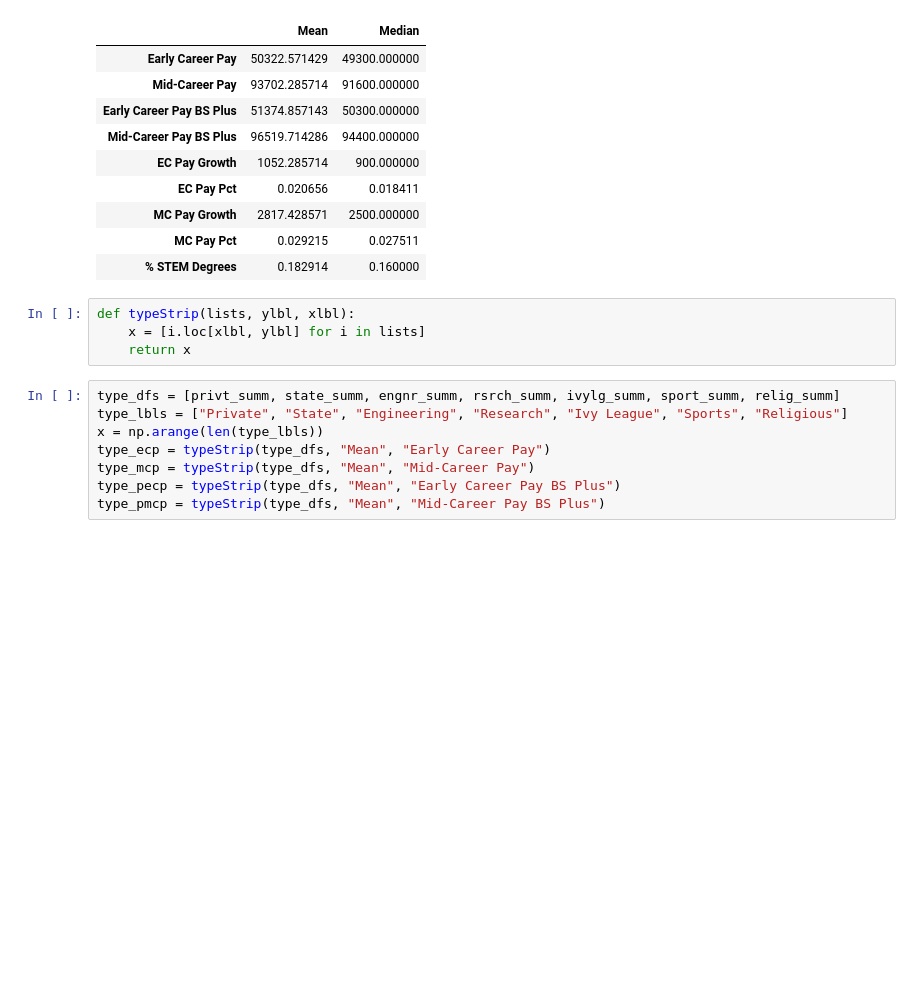
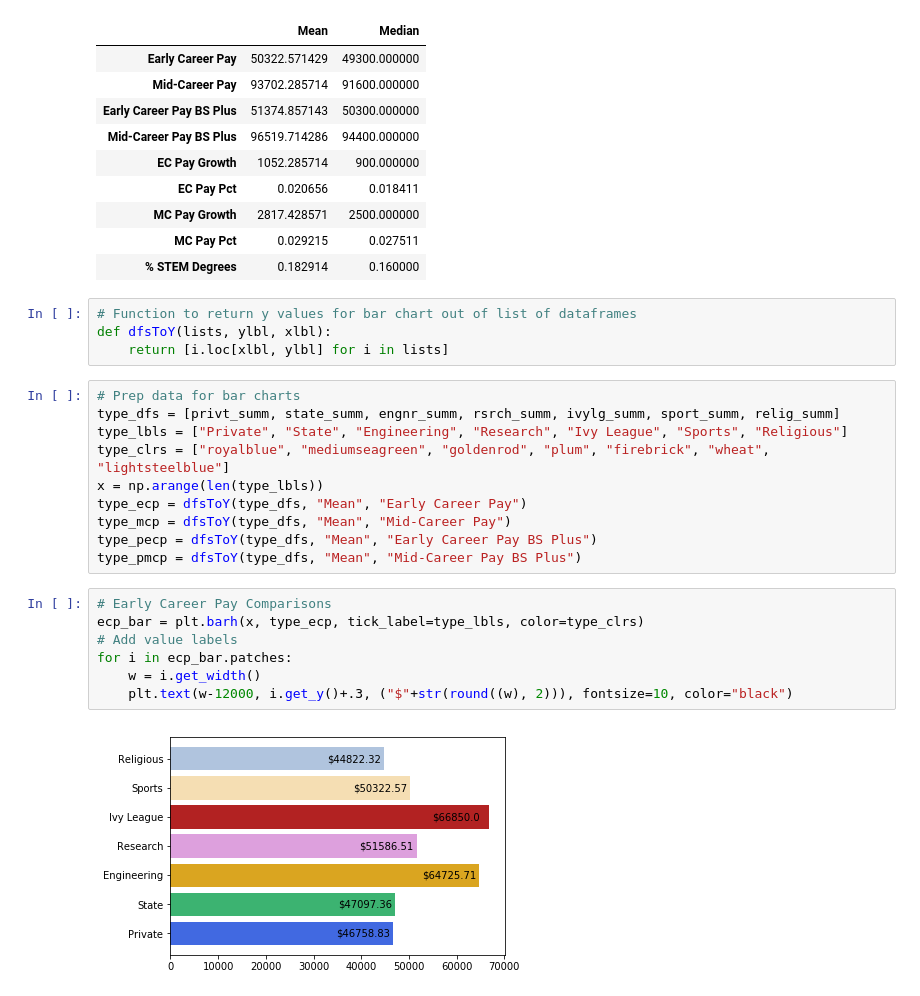
Before and after one commit to rohitrao1/Analysis-of-Higher-Education, a Jupyter notebook: ABComp.ipynb, the cells around one changed output. Saved outputs shown, nothing was run; the diff lists cells and outputs as text; blank space fills up the shorter version.

Commit message:
Add files via upload
20180922 - Added in h-bar chart for Early Career Pay

```diff
--- a/ABComp.ipynb
+++ b/ABComp.ipynb
@@ -325,14 +326,25 @@ sport_summ
 | MC Pay Pct | 0.029215 | 0.027511 |
 | % STEM Degrees | 0.182914 | 0.160000 |
 # %%
-def typeStrip(lists, ylbl, xlbl):
-    x = [i.loc[xlbl, ylbl] for i in lists]
-    return x
+# Function to return y values for bar chart out of list of dataframes
+def dfsToY(lists, ylbl, xlbl):
+    return [i.loc[xlbl, ylbl] for i in lists]
 # %%
+# Prep data for bar charts
 type_dfs = [privt_summ, state_summ, engnr_summ, rsrch_summ, ivylg_summ, sport_summ, relig_summ]
 type_lbls = ["Private", "State", "Engineering", "Research", "Ivy League", "Sports", "Religious"]
+type_clrs = ["royalblue", "mediumseagreen", "goldenrod", "plum", "firebrick", "wheat", "lightsteelblue"]
 x = np.arange(len(type_lbls))
-type_ecp = typeStrip(type_dfs, "Mean", "Early Career Pay")
-type_mcp = typeStrip(type_dfs, "Mean", "Mid-Career Pay")
-type_pecp = typeStrip(type_dfs, "Mean", "Early Career Pay BS Plus")
-type_pmcp = typeStrip(type_dfs, "Mean", "Mid-Career Pay BS Plus")
+type_ecp = dfsToY(type_dfs, "Mean", "Early Career Pay")
+type_mcp = dfsToY(type_dfs, "Mean", "Mid-Career Pay")
+type_pecp = dfsToY(type_dfs, "Mean", "Early Career Pay BS Plus")
+type_pmcp = dfsToY(type_dfs, "Mean", "Mid-Career Pay BS Plus")
+# %%
+# Early Career Pay Comparisons
+ecp_bar = plt.barh(x, type_ecp, tick_label=type_lbls, color=type_clrs)
+# Add value labels
+for i in ecp_bar.patches:
+    w = i.get_width()
+    plt.text(w-12000, i.get_y()+.3, ("$"+str(round((w), 2))), fontsize=10, color="black")
+# %% [output]
+[figure, added]
```
Also changed, not shown: parts of 1 cell of this notebook.
